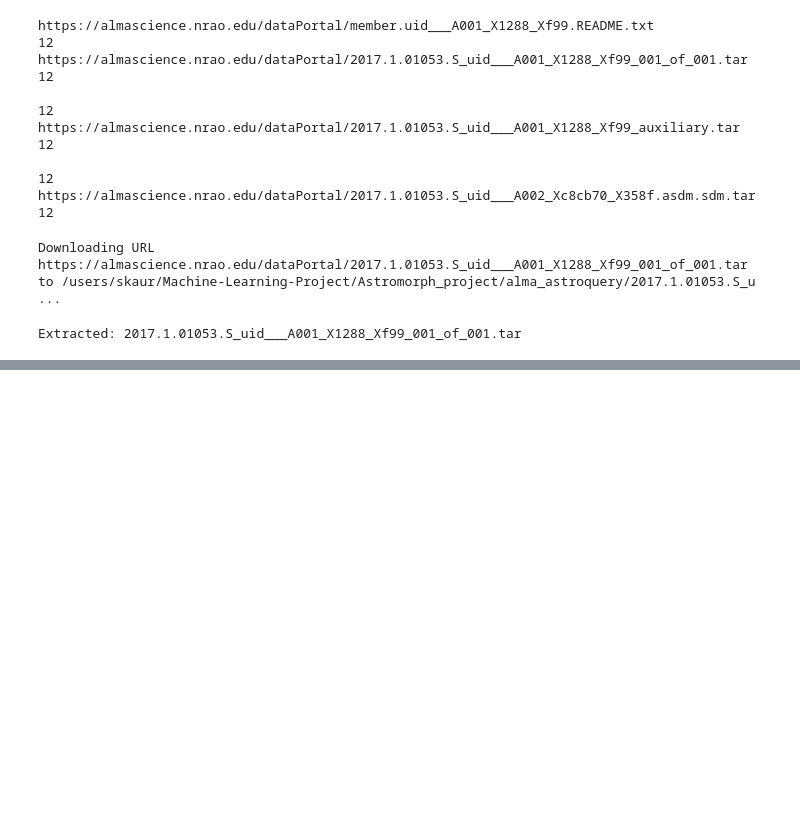
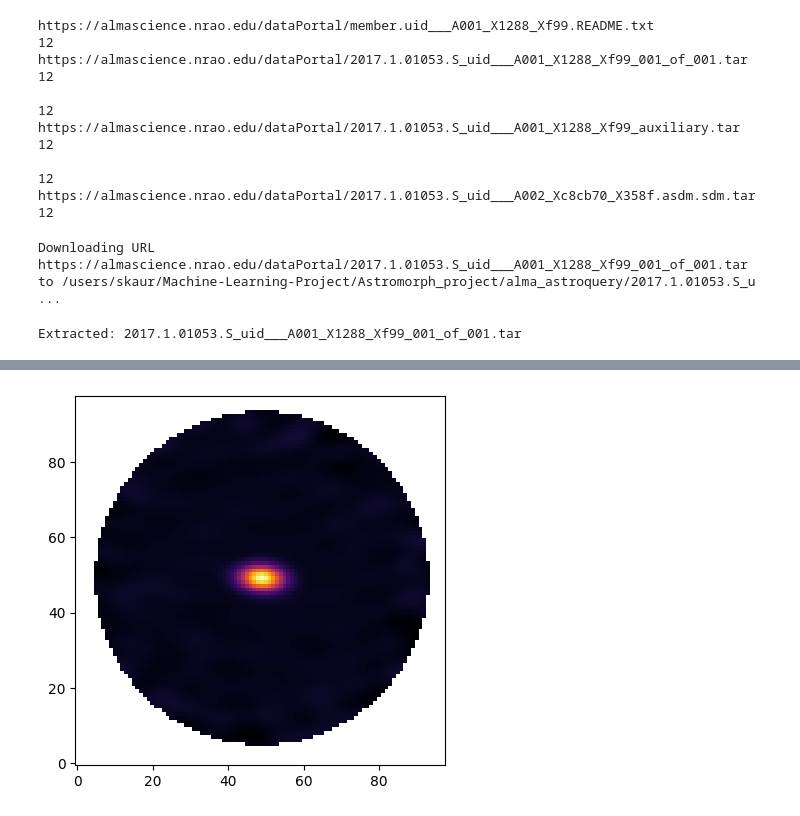
Before and after one commit to kaurs14/Machine-Learning-Project, a Jupyter notebook: Astromorph_project/Testing_ALMA_TAP.ipynb, the cells around one changed output, grey strips where cells are left out. Saved outputs shown, nothing was run; the diff lists cells and outputs as text; code cells hidden in the pictures; blank space fills up the shorter version.

Commit message:
download pbcor_fits file and build moment 0 maps

```diff
--- a/Astromorph_project/Testing_ALMA_TAP.ipynb
+++ b/Astromorph_project/Testing_ALMA_TAP.ipynb
@@ -214,0 +270,5 @@ alma_TAP/2017.1.01053.S_uid___A001_X1288_Xf99_001_of_001/2017.1.01053.S/science_
+# %%
+for f in sio_files:
+    if "cube.i.pbcor.fits" in f.name.lower():
+        cube = SpectralCube.read(f)
+        print("Opened:", f)
@@ -214,0 +278,4 @@ alma_TAP/2017.1.01053.S_uid___A001_X1288_Xf99_001_of_001/2017.1.01053.S/science_
+# %%
+cube = SpectralCube.read(f)
+
+print(cube)
@@ -214,0 +292,5 @@ alma_TAP/2017.1.01053.S_uid___A001_X1288_Xf99_001_of_001/2017.1.01053.S/science_
+# %%
+cube = cube.with_spectral_unit(
+    u.km/u.s,
+    velocity_convention='radio'
+)
@@ -214,0 +304,4 @@ alma_TAP/2017.1.01053.S_uid___A001_X1288_Xf99_001_of_001/2017.1.01053.S/science_
+# %%
+mom0 = cube.moment(order=0)
+
+print(mom0)
@@ -214,0 +316,4 @@ alma_TAP/2017.1.01053.S_uid___A001_X1288_Xf99_001_of_001/2017.1.01053.S/science_
+# %%
+im = plt.imshow(mom0.value, origin='lower', cmap='inferno')
+# %% [output]
+[figure, added]
```
Also changed, not shown: parts of 24 cells of this notebook.
